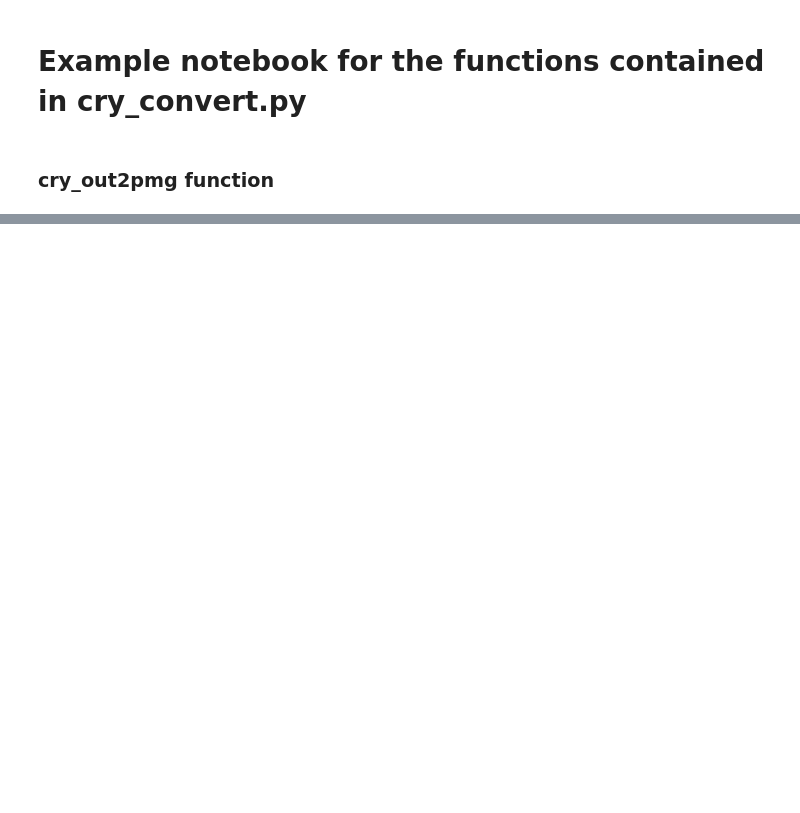
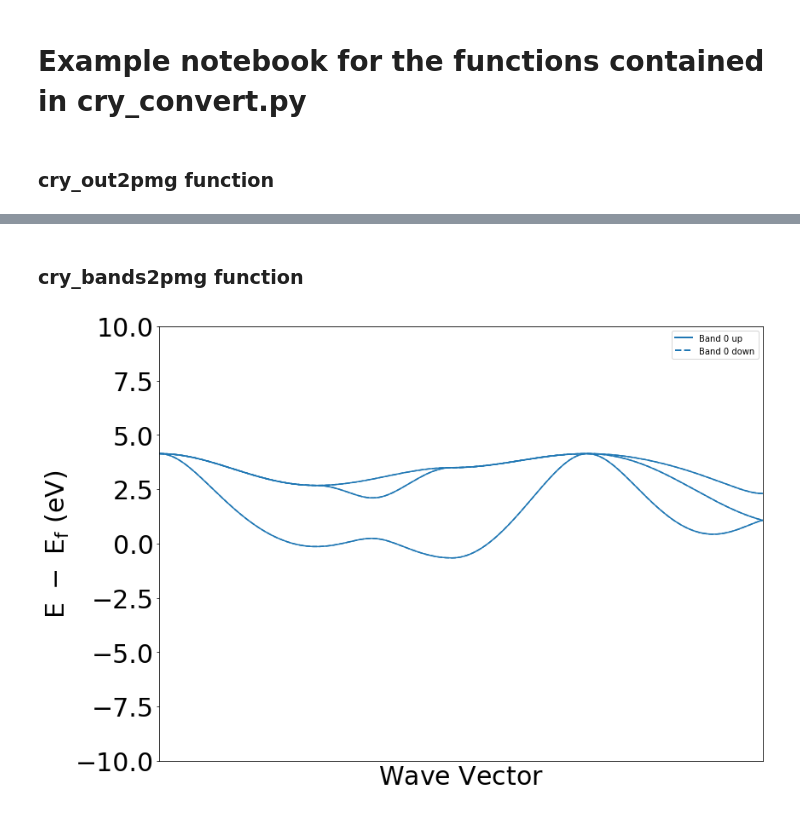
Before and after one commit to crystal-code-tools/CRYSTALpytools, a Jupyter notebook: examples/cry_convert_examples.ipynb, the cells around one changed output, grey strips where cells are left out. Cells and saved outputs as stored; diff of their text form; code cells hidden in the pictures; blank space fills up the shorter version.

Commit message:
Add cry_bands2pmg to cry_convert and examples

```diff
--- a/examples/cry_convert_examples.ipynb
+++ b/examples/cry_convert_examples.ipynb
@@ -29,0 +32,2 @@ PeriodicSite: O (-0.0000, 2.1201, 0.0000) [0.0000, 0.5000, 0.0000]
+# %% [markdown]
+### cry_bands2pmg function
@@ -29,0 +40,11 @@ PeriodicSite: O (-0.0000, 2.1201, 0.0000) [0.0000, 0.5000, 0.0000]
+# %%
+cry_output = Crystal_output('data/mgo_optgeom.out')
+cry_bands = Crystal_bands('data/mgo_SPIN_BAND_dat.BAND')
+bs = cry_bands2pmg(cry_output,cry_bands)
+# %%
+%matplotlib inline
+from pymatgen.electronic_structure.plotter import BSPlotter
+plotter = BSPlotter(bs)
+plotter.get_plot().show()
+# %% [output]
+[figure, added]
```
Also changed, not shown: parts of 5 cells of this notebook, 1 other file.
